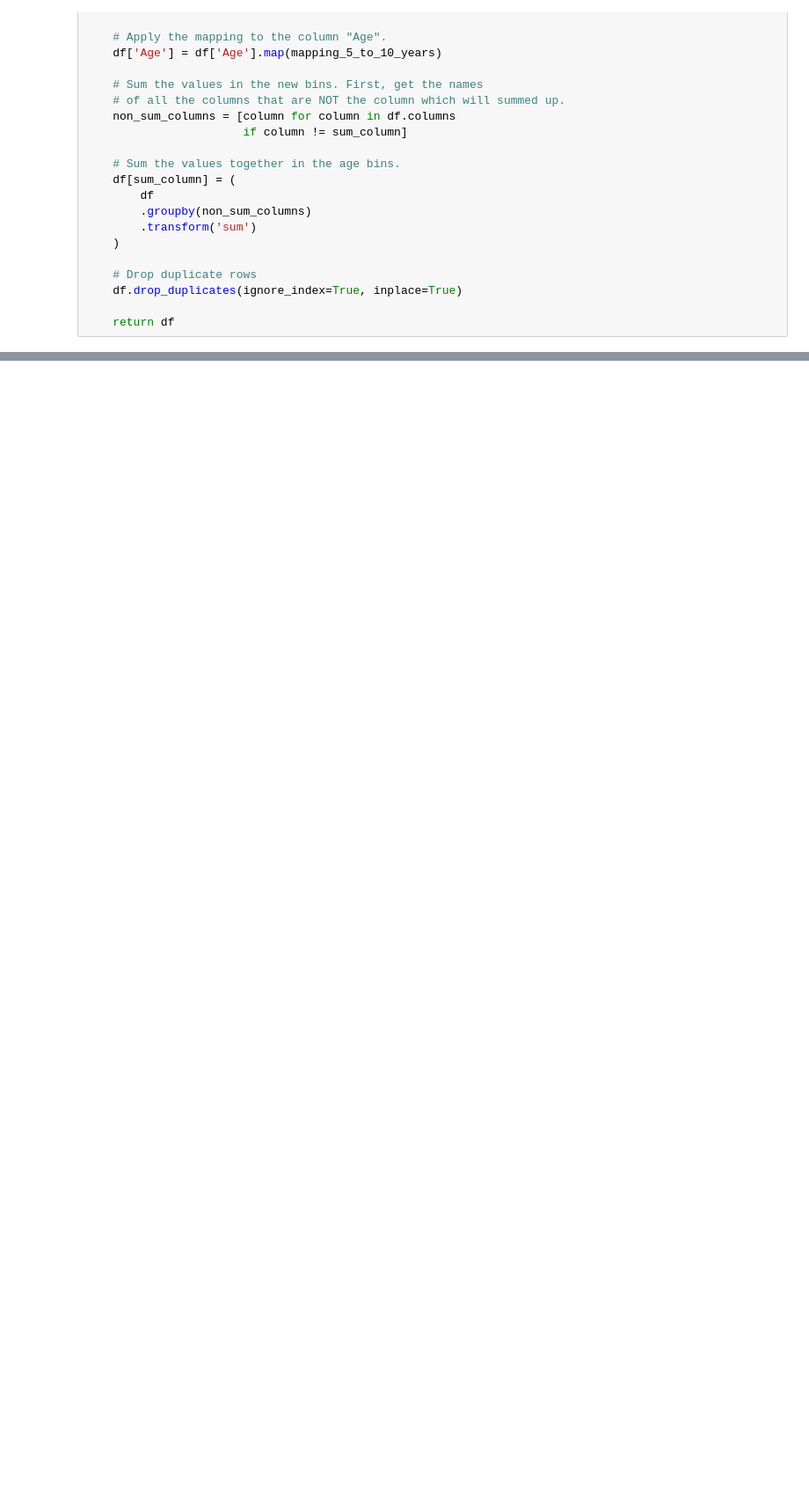
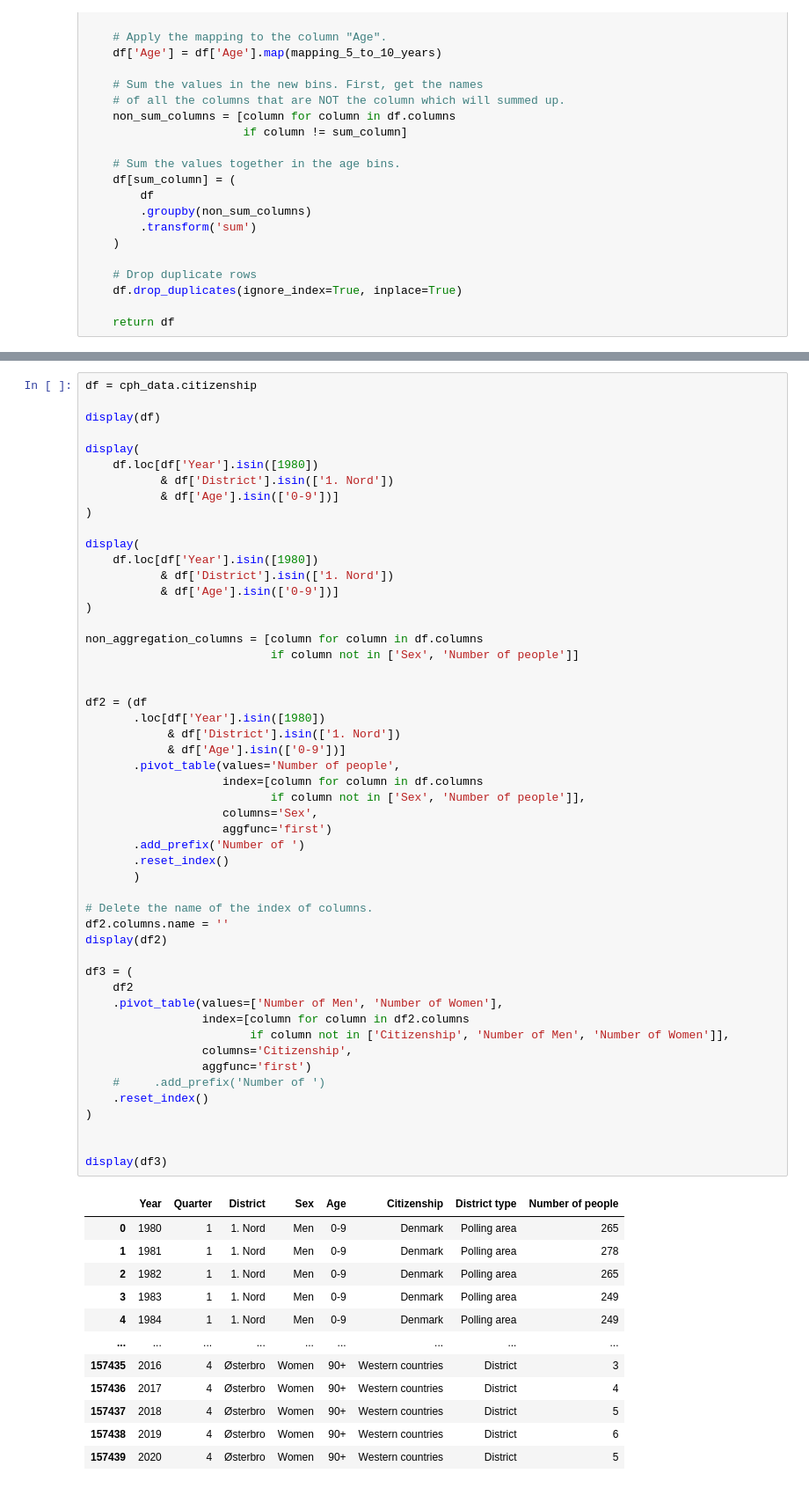
Before and after one commit to wojciechdk/social_data_analysis_and_visualization_final_project, a Jupyter notebook: basic_stats.ipynb, the cells around one changed output, grey strips where cells are left out. Shown at 88% size. Saved outputs shown, nothing was run; the diff lists cells and outputs as text; blank space fills up the shorter version.

```diff
--- a/basic_stats.ipynb
+++ b/basic_stats.ipynb
@@ -2006,0 +952,64 @@ Sex:
+# %%
+df = cph_data.citizenship
+
+display(df)
+
+display(
+    df.loc[df['Year'].isin([1980])
+           & df['District'].isin(['1. Nord'])
+           & df['Age'].isin(['0-9'])]
+)
+
+display(
+    df.loc[df['Year'].isin([1980])
+           & df['District'].isin(['1. Nord'])
+           & df['Age'].isin(['0-9'])]
+)
+
+non_aggregation_columns = [column for column in df.columns
+                           if column not in ['Sex', 'Number of people']]
+
+
+df2 = (df
+       .loc[df['Year'].isin([1980])
+            & df['District'].isin(['1. Nord'])
+            & df['Age'].isin(['0-9'])]
+       .pivot_table(values='Number of people',
+                    index=[column for column in df.columns
+                           if column not in ['Sex', 'Number of people']],
+                    columns='Sex',
+                    aggfunc='first')
+       .add_prefix('Number of ')
+       .reset_index()
+       )
+
+# Delete the name of the index of columns.
+df2.columns.name = ''
+display(df2)
+
+df3 = (
+    df2
+    .pivot_table(values=['Number of Men', 'Number of Women'],
+                 index=[column for column in df2.columns
+                        if column not in ['Citizenship', 'Number of Men', 'Number of Women']],
+                 columns='Citizenship',
+                 aggfunc='first')
+    #     .add_prefix('Number of ')
+    .reset_index()
+)
+
+
+display(df3)
+# %% [output]
+|  | Year | Quarter | District | Sex | Age | Citizenship | District type | Number of people |
+| 0 | 1980 | 1 | 1. Nord | Men | 0-9 | Denmark | Polling area | 265 |
+| 1 | 1981 | 1 | 1. Nord | Men | 0-9 | Denmark | Polling area | 278 |
+| 2 | 1982 | 1 | 1. Nord | Men | 0-9 | Denmark | Polling area | 265 |
+| 3 | 1983 | 1 | 1. Nord | Men | 0-9 | Denmark | Polling area | 249 |
+| 4 | 1984 | 1 | 1. Nord | Men | 0-9 | Denmark | Polling area | 249 |
+| ... | ... | ... | ... | ... | ... | ... | ... | ... |
+| 157435 | 2016 | 4 | Østerbro | Women | 90+ | Western countries | District | 3 |
+| 157436 | 2017 | 4 | Østerbro | Women | 90+ | Western countries | District | 4 |
+| 157437 | 2018 | 4 | Østerbro | Women | 90+ | Western countries | District | 5 |
+| 157438 | 2019 | 4 | Østerbro | Women | 90+ | Western countries | District | 6 |
+| 157439 | 2020 | 4 | Østerbro | Women | 90+ | Western countries | District | 5 |
```
Also changed, not shown: parts of 134 cells of this notebook, 1 other file.
